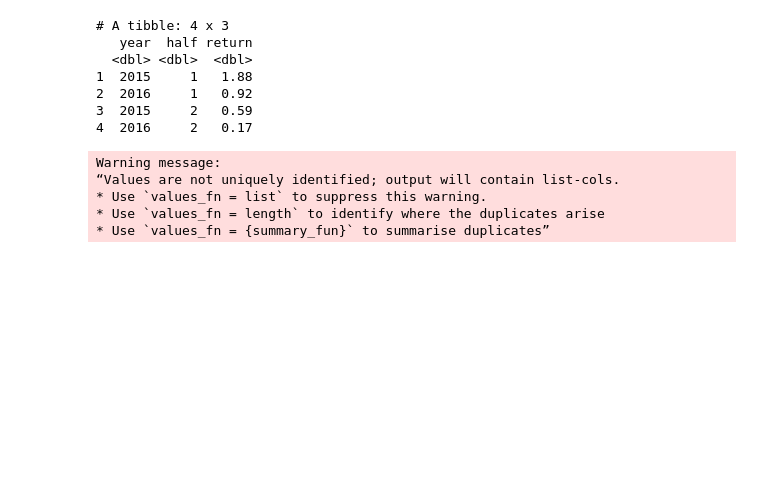
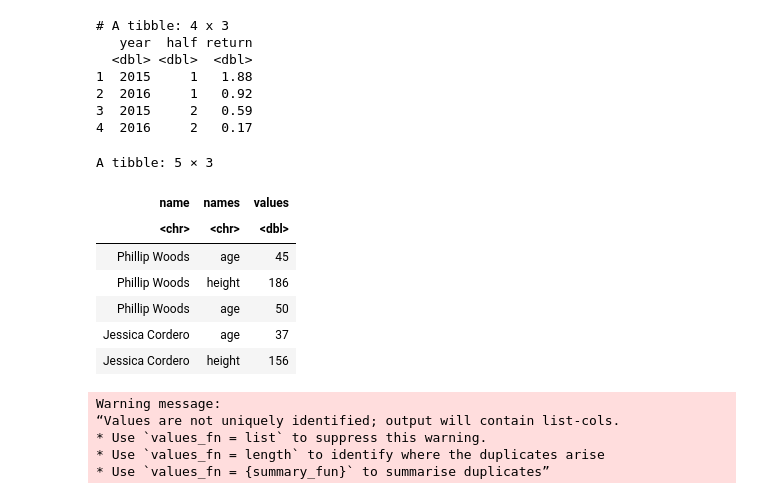
Before and after one commit to ambujtewari/stats306-winter2021, a Jupyter notebook: Lecture12.ipynb, the cells around one changed output. Drawn from its saved outputs; the diff is of its cells as text; code cells hidden in the pictures; blank space fills up the shorter version.

```diff
--- a/Lecture12.ipynb
+++ b/Lecture12.ipynb
@@ -318,15 +318,24 @@ print(stocks_new)
 3  2015     2   0.59
 4  2016     2   0.17
 # %%
-people <- tribble(
+(people <- tribble(
   ~name,             ~names,  ~values,
   #-----------------|--------|------
   "Phillip Woods",   "age",       45,
   "Phillip Woods",   "height",   186,
   "Phillip Woods",   "age",       50,
   "Jessica Cordero", "age",       37,
   "Jessica Cordero", "height",   156
-)
+))
+# %% [output]
+A tibble: 5 × 3
+| name | names | values |
+| <chr> | <chr> | <dbl> |
+| Phillip Woods | age | 45 |
+| Phillip Woods | height | 186 |
+| Phillip Woods | age | 50 |
+| Jessica Cordero | age | 37 |
+| Jessica Cordero | height | 156 |
 # %%
 pivot_wider(people, names_from = names, values_from = values)
 # %% [output]
```
Also changed, not shown: 1 other file.
